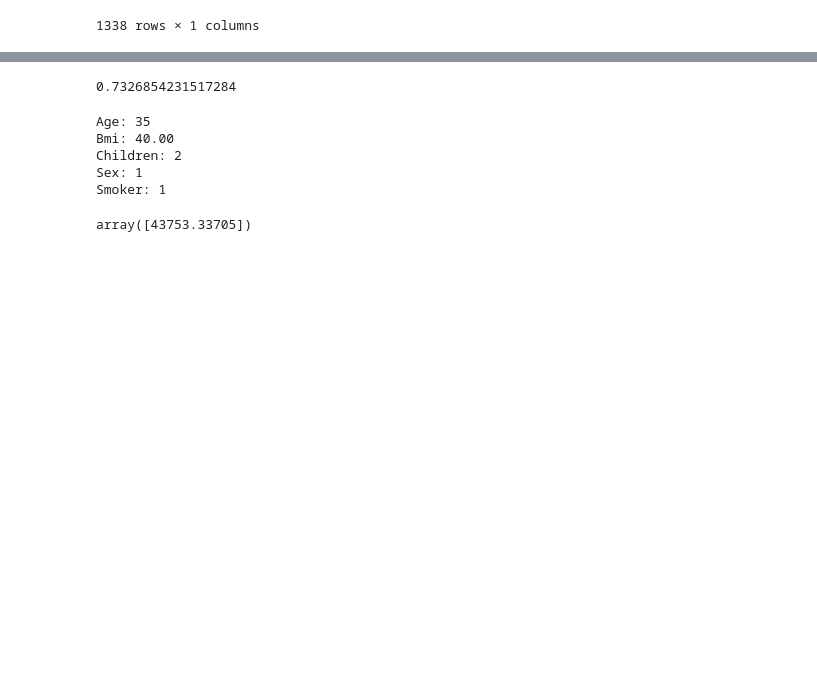
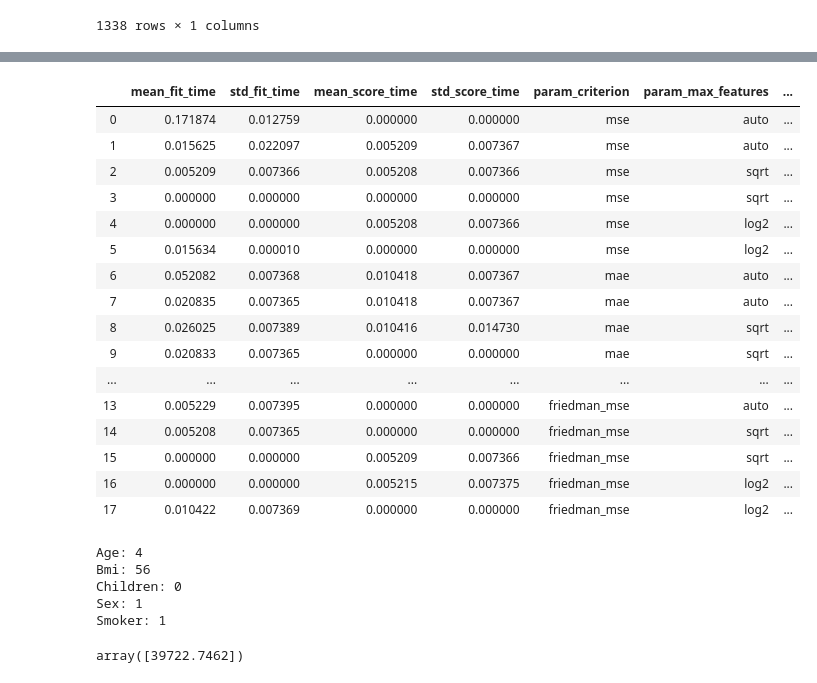
Before and after one commit to balakumar2603/Assignment_, a Jupyter notebook: DecisionTree.ipynb, the cells around one changed output, grey strips where cells are left out. Cells and saved outputs as stored; diff of their text form; code cells hidden in the pictures; blank space fills up the shorter version.

```diff
--- a/DecisionTree.ipynb
+++ b/DecisionTree.ipynb
@@ -73,7 +73,14 @@ dependant
 from sklearn.model_selection import train_test_split
 X_train,X_test,y_train,y_test=train_test_split(independant,dependant,test_size=0.30,random_state=0)
 # %%
+from sklearn.model_selection import GridSearchCV
 from sklearn.tree import DecisionTreeRegressor
-regressor=DecisionTreeRegressor(criterion='mse',max_features='log2',splitter='random')
-regressor.fit(X_train,y_train)
+param_grid = {'criterion':['mse','mae','friedman_mse'],
+               'max_features': ['auto','sqrt','log2'],
+               'splitter':['best','random']}
+grid = GridSearchCV(DecisionTreeRegressor(), param_grid, refit = True, verbose=3, n_jobs=-1)
+
+
+
+grid.fit(X_train,y_train)
 # %% [output]
@@ -92,8 +107,0 @@ plt.show()
-# %%
-y_predict= regressor.predict(X_test)
-y_predict
-from sklearn.metrics import r2_score
-r_score=r2_score(y_test,y_predict)
-r_score
-# %% [output]
-0.7326854231517284
@@ -107,15 +108,40 @@ load_model=pickle.load(open(filename,'rb'))
+# %%
+re=grid.cv_results_
+# %%
+table=pd.DataFrame.from_dict(re)
+table
+# %% [output]
+|  | mean_fit_time | std_fit_time | mean_score_time | std_score_time | param_criterion | param_max_features | ... |
+| 0 | 0.171874 | 0.012759 | 0.000000 | 0.000000 | mse | auto | ... |
+| 1 | 0.015625 | 0.022097 | 0.005209 | 0.007367 | mse | auto | ... |
+| 2 | 0.005209 | 0.007366 | 0.005208 | 0.007366 | mse | sqrt | ... |
+| 3 | 0.000000 | 0.000000 | 0.000000 | 0.000000 | mse | sqrt | ... |
+| 4 | 0.000000 | 0.000000 | 0.005208 | 0.007366 | mse | log2 | ... |
+| 5 | 0.015634 | 0.000010 | 0.000000 | 0.000000 | mse | log2 | ... |
+| 6 | 0.052082 | 0.007368 | 0.010418 | 0.007367 | mae | auto | ... |
+| 7 | 0.020835 | 0.007365 | 0.010418 | 0.007367 | mae | auto | ... |
+| 8 | 0.026025 | 0.007389 | 0.010416 | 0.014730 | mae | sqrt | ... |
+| 9 | 0.020833 | 0.007365 | 0.000000 | 0.000000 | mae | sqrt | ... |
+| ... | ... | ... | ... | ... | ... | ... | ... |
+| 13 | 0.005229 | 0.007395 | 0.000000 | 0.000000 | friedman_mse | auto | ... |
+| 14 | 0.005208 | 0.007365 | 0.000000 | 0.000000 | friedman_mse | sqrt | ... |
+| 15 | 0.000000 | 0.000000 | 0.005209 | 0.007366 | friedman_mse | sqrt | ... |
+| 16 | 0.000000 | 0.000000 | 0.005215 | 0.007375 | friedman_mse | log2 | ... |
+| 17 | 0.010422 | 0.007369 | 0.000000 | 0.000000 | friedman_mse | log2 | ... |
 # %%
 age=int(input("Age: "))
 bmi=float(input("Bmi: "))
 children=int(input("Children: "))
 sex=int(input("Sex: "))
 smoker=int(input("Smoker: "))
-result=load_model.predict([[age,bmi,children,sex,smoker]])
-result
 # %% [output]
-Age: 35
-Bmi: 40.00
-Children: 2
+Age: 4
+Bmi: 56
+Children: 0
 Sex: 1
 Smoker: 1
-array([43753.33705])
+# %%
+Future_Prediction=grid.predict([[age,bmi,children,sex,smoker]])
+Future_Prediction
+# %% [output]
+array([39722.7462])
```
Also changed, not shown: parts of 5 cells of this notebook, 4 other files.
